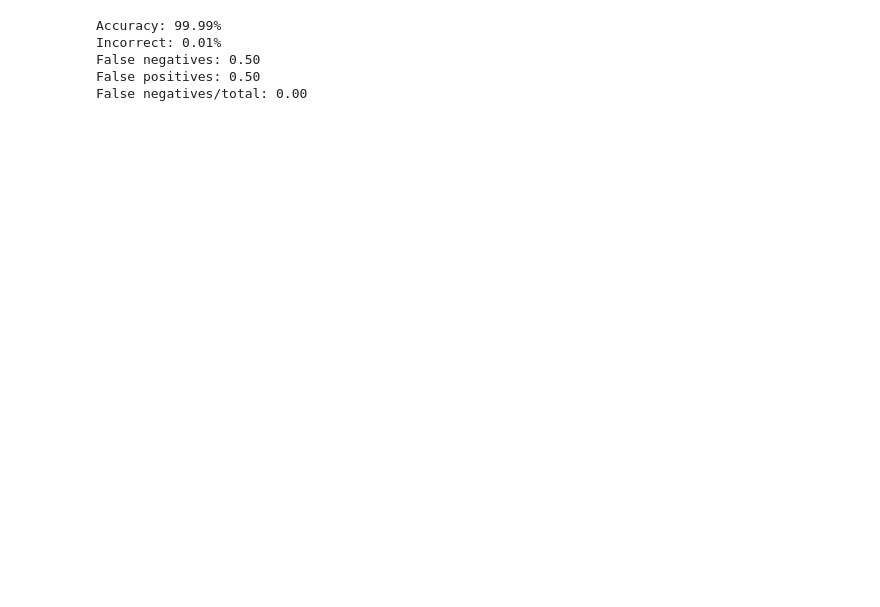
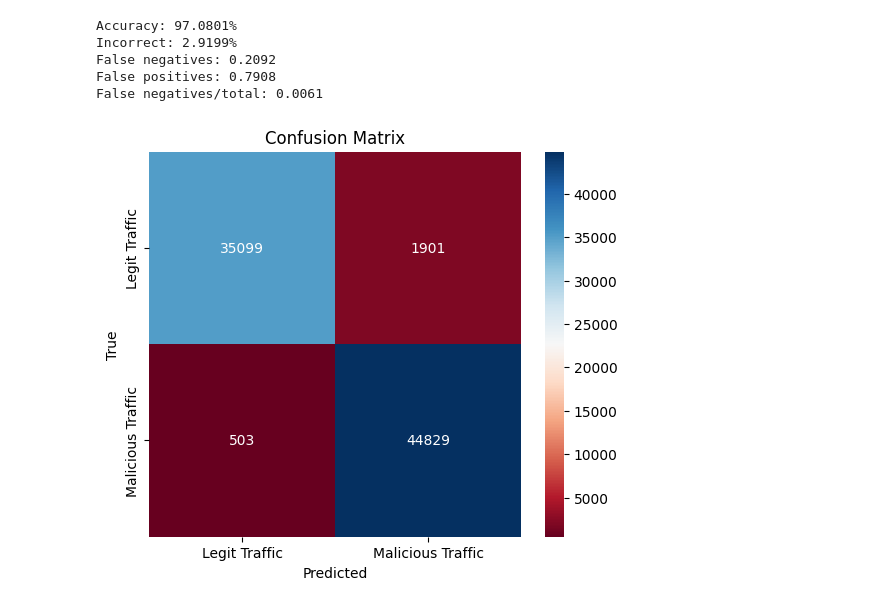
Before and after one commit to Makonmm/network-traffic-analyzer, a Jupyter notebook: MLNetworkAnalyzer.ipynb, the cells around one changed output. Cells and saved outputs as stored; diff of their text form; code cells hidden in the pictures; blank space fills up the shorter version.

```diff
--- a/MLNetworkAnalyzer.ipynb
+++ b/MLNetworkAnalyzer.ipynb
@@ -119,5 +256,5 @@ optimizer = optim.Adam(model.parameters(), lr=0.0001, weight_decay=1e-3)
 # %%
-epochs = 30
+epochs = 130
 
 for epoch in range(epochs):
     model.train()
@@ -125,28 +262,31 @@ for epoch in range(epochs):
     running_acc = 0.0
 
     for inputs, labels in train_loader:
-        inputs, labels = inputs.to(device), labels.to(device)
+        inputs, labels = inputs.to(device), labels.to(
+            device).float().view(-1, 1)
+
         optimizer.zero_grad()
+
         y_pred = model(inputs)
+
         loss = criterion(y_pred, labels)
 
         loss.backward()
         optimizer.step()
 
-        predicted = (y_pred > 0.5).float()
+        probs = torch.sigmoid(y_pred)
+
+        predicted = (probs > 0.5).float()
+
         correct = (predicted == labels).float()
-
         acc = correct.sum() / len(correct)
 
         running_loss += loss.item()
         running_acc += acc.item()
 
-
-
     avg_loss = running_loss / len(train_loader)
     avg_acc = running_acc / len(train_loader)
 
-
-    print(f'Epoch [{
-        epoch+1}/{epochs}], Loss: {avg_loss:.4f}, Accuracy: {avg_acc * 100:.2f}%')
+    print(
+        f"Epoch [{epoch+1}/{epochs}], Loss: {avg_loss:.4f}, Accuracy: {avg_acc * 100:.2f}%")
 # %% [output]
@@ -170,6 +310,5 @@ Epoch [30/30], Loss: 0.0028, Accuracy: 99.95%
 # %%
 # Testing
-
 model.eval()
 
 with torch.no_grad():
@@ -179,25 +318,30 @@ with torch.no_grad():
     y_true_test = []
 
     for inputs, labels in test_loader:
-        inputs, labels = inputs.to(device), labels.to(device)
+        inputs, labels = inputs.to(device), labels.to(
+            device).float().view(-1, 1)
 
         y_pred = model(inputs)
 
         loss = criterion(y_pred, labels)
         test_loss += loss.item()
 
-        predicted = (y_pred > 0.5).float()
+        probs = torch.sigmoid(y_pred)
+
+        predicted = (probs > 0.5).float()
 
         correct = (predicted == labels).float()
         acc = correct.sum() / len(correct)
         test_acc += acc.item()
 
+
         y_pred_test.extend(predicted.cpu().numpy())
         y_true_test.extend(labels.cpu().numpy())
+
 
     avg_test_loss = test_loss / len(test_loader)
     avg_test_acc = test_acc / len(test_loader)
 
-    print(f"Test Loss: {avg_test_loss:.4f}, Test Accuracy: {
-          avg_test_acc * 100:.2f}%")
+    print(
+        f"Test Loss: {avg_test_loss:.4f}, Test Accuracy: {avg_test_acc * 100:.2f}%")
 # %% [output]
@@ -215,16 +359,28 @@ total = len(y_true_test)
 accuracy = accuracy_score(y_true_test, y_pred_test)
 inaccuracy = incorrect / total
 
-print(f'Accuracy: {accuracy * 100:.2f}%')
-print(f'Incorrect: {inaccuracy * 100:.2f}%')
-print(f'False negatives: {false_neg / incorrect:.2f}')
-print(f'False positives: {false_pos / incorrect:.2f}')
-print(f'False negatives/total: {false_neg / total:.2f}')
+print(f'Accuracy: {accuracy * 100:.4f}%')
+print(f'Incorrect: {inaccuracy * 100:.4f}%')
+print(f'False negatives: {false_neg / incorrect:.4f}')
+print(f'False positives: {false_pos / incorrect:.4f}')
+print(f'False negatives/total: {false_neg / total:.4f}')
 # %% [output]
-Accuracy: 99.99%
-Incorrect: 0.01%
-False negatives: 0.50
-False positives: 0.50
-False negatives/total: 0.00
+Accuracy: 97.0801%
+Incorrect: 2.9199%
+False negatives: 0.2092
+False positives: 0.7908
+False negatives/total: 0.0061
+# %%
+cm = confusion_matrix(y_true_test, y_pred_test)
+
+plt.figure(figsize=(6, 5))
+sns.heatmap(cm, annot=True, fmt='d', cmap='RdBu', xticklabels=[
+            'Legit Traffic', 'Malicious Traffic'], yticklabels=['Legit Traffic', 'Malicious Traffic'])
+plt.xlabel('Predicted')
+plt.ylabel('True')
+plt.title('Confusion Matrix')
+plt.show()
+# %% [output]
+[figure, added]
 # %%
 torch.save(model.state_dict(), "model.pth")
```
Also changed, not shown: parts of 18 cells of this notebook.
